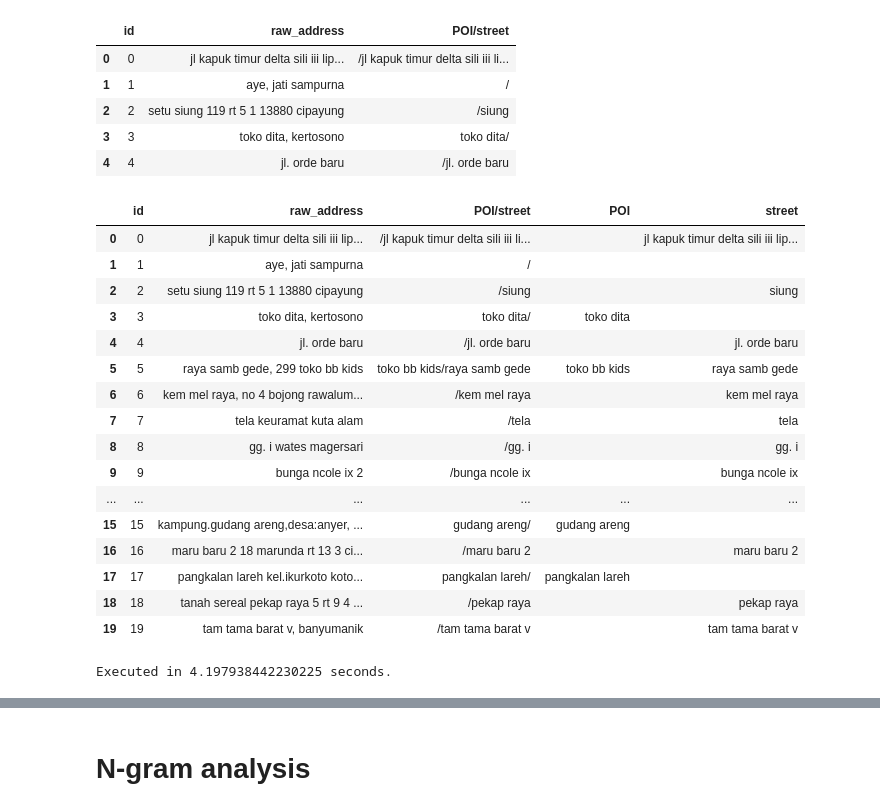
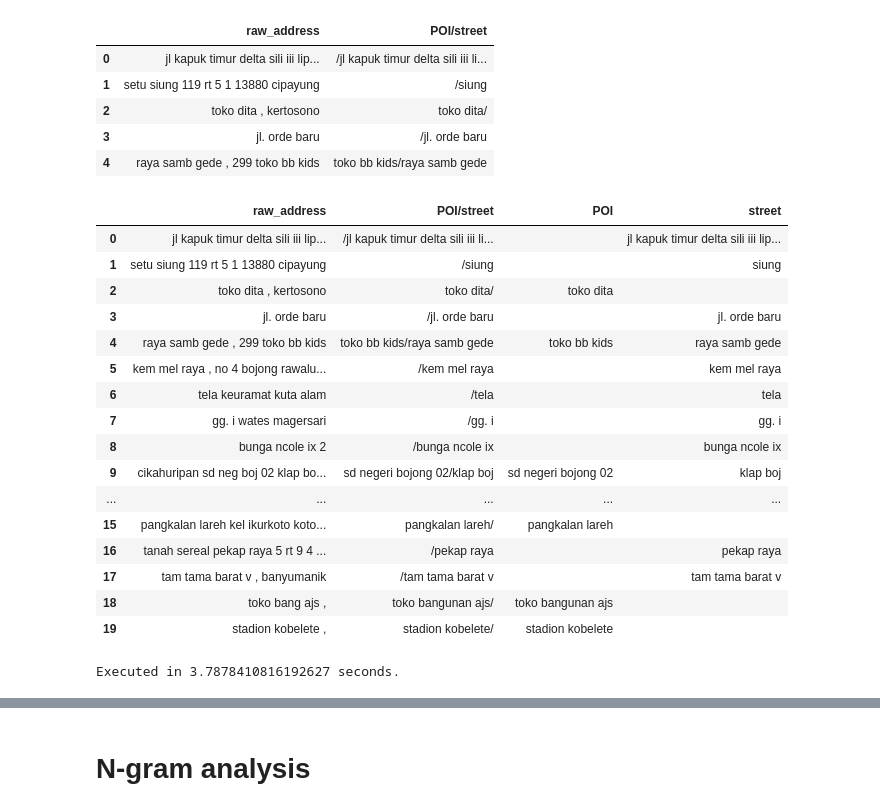
Before and after one commit to mhilmiasyrofi/AddressExtraction, a Jupyter notebook: Repair-Words.ipynb, the cells around one changed output, grey strips where cells are left out. Cells and saved outputs as stored; diff of their text form; code cells hidden in the pictures.

```diff
--- a/Repair-Words.ipynb
+++ b/Repair-Words.ipynb
@@ -12,13 +14,13 @@ import nltk
 # %%
-df_train = pd.read_csv('train.csv')
+df_train = pd.read_csv('data/processed_train.csv')
 df_train.head()
 # %% [output]
-|  | id | raw_address | POI/street |
-| 0 | 0 | jl kapuk timur delta sili iii lip... | /jl kapuk timur delta sili iii li... |
-| 1 | 1 | aye, jati sampurna | / |
-| 2 | 2 | setu siung 119 rt 5 1 13880 cipayung | /siung |
-| 3 | 3 | toko dita, kertosono | toko dita/ |
-| 4 | 4 | jl. orde baru | /jl. orde baru |
+|  | raw_address | POI/street |
+| 0 | jl kapuk timur delta sili iii lip... | /jl kapuk timur delta sili iii li... |
+| 1 | setu siung 119 rt 5 1 13880 cipayung | /siung |
+| 2 | toko dita , kertosono | toko dita/ |
+| 3 | jl. orde baru | /jl. orde baru |
+| 4 | raya samb gede , 299 toko bb kids | toko bb kids/raya samb gede |
 # %%
 def getInterest(_list, arr_index):
     return _list[arr_index]
@@ -27,23 +29,23 @@ df_train['POI'] = df_train['POI/street'].str.split('/').apply(getInterest, args=
 df_train['street'] = df_train['POI/street'].str.split('/').apply(getInterest, args=(1,))
 df_train.head(20)
 # %% [output]
-|  | id | raw_address | POI/street | POI | street |
-| 0 | 0 | jl kapuk timur delta sili iii lip... | /jl kapuk timur delta sili iii li... |  | jl kapuk timur delta sili iii lip... |
-| 1 | 1 | aye, jati sampurna | / |  |  |
-| 2 | 2 | setu siung 119 rt 5 1 13880 cipayung | /siung |  | siung |
-| 3 | 3 | toko dita, kertosono | toko dita/ | toko dita |  |
-| 4 | 4 | jl. orde baru | /jl. orde baru |  | jl. orde baru |
-| 5 | 5 | raya samb gede, 299 toko bb kids | toko bb kids/raya samb gede | toko bb kids | raya samb gede |
-| 6 | 6 | kem mel raya, no 4 bojong rawalum... | /kem mel raya |  | kem mel raya |
-| 7 | 7 | tela keuramat kuta alam | /tela |  | tela |
-| 8 | 8 | gg. i wates magersari | /gg. i |  | gg. i |
-| 9 | 9 | bunga ncole ix 2 | /bunga ncole ix |  | bunga ncole ix |
-| ... | ... | ... | ... | ... | ... |
-| 15 | 15 | kampung.gudang areng,desa:anyer, ... | gudang areng/ | gudang areng |  |
-| 16 | 16 | maru baru 2 18 marunda rt 13 3 ci... | /maru baru 2 |  | maru baru 2 |
-| 17 | 17 | pangkalan lareh kel.ikurkoto koto... | pangkalan lareh/ | pangkalan lareh |  |
-| 18 | 18 | tanah sereal pekap raya 5 rt 9 4 ... | /pekap raya |  | pekap raya |
-| 19 | 19 | tam tama barat v, banyumanik | /tam tama barat v |  | tam tama barat v |
+|  | raw_address | POI/street | POI | street |
+| 0 | jl kapuk timur delta sili iii lip... | /jl kapuk timur delta sili iii li... |  | jl kapuk timur delta sili iii lip... |
+| 1 | setu siung 119 rt 5 1 13880 cipayung | /siung |  | siung |
+| 2 | toko dita , kertosono | toko dita/ | toko dita |  |
+| 3 | jl. orde baru | /jl. orde baru |  | jl. orde baru |
+| 4 | raya samb gede , 299 toko bb kids | toko bb kids/raya samb gede | toko bb kids | raya samb gede |
+| 5 | kem mel raya , no 4 bojong rawalu... | /kem mel raya |  | kem mel raya |
+| 6 | tela keuramat kuta alam | /tela |  | tela |
+| 7 | gg. i wates magersari | /gg. i |  | gg. i |
+| 8 | bunga ncole ix 2 | /bunga ncole ix |  | bunga ncole ix |
+| 9 | cikahuripan sd neg boj 02 klap bo... | sd negeri bojong 02/klap boj | sd negeri bojong 02 | klap boj |
+| ... | ... | ... | ... | ... |
+| 15 | pangkalan lareh kel ikurkoto koto... | pangkalan lareh/ | pangkalan lareh |  |
+| 16 | tanah sereal pekap raya 5 rt 9 4 ... | /pekap raya |  | pekap raya |
+| 17 | tam tama barat v , banyumanik | /tam tama barat v |  | tam tama barat v |
+| 18 | toko bang ajs , | toko bangunan ajs/ | toko bangunan ajs |  |
+| 19 | stadion kobelete , | stadion kobelete/ | stadion kobelete |  |
 # %%
 def getListOfWords(sentence):
     sentence = sentence.replace('\n', ' ').replace('\t', ' ')
@@ -70,7 +72,7 @@ df_train['delta_words'] = df_train.apply(getDifference, axis=1)
 
 print("Executed in {} seconds.".format(time() - start))
 # %% [output]
-Executed in 4.197938442230225 seconds.
+Executed in 3.7878410816192627 seconds.
 # %%
 df_need_repair = df_train.dropna()
 df_need_repair
```
Also changed, not shown: parts of 27 cells of this notebook.
